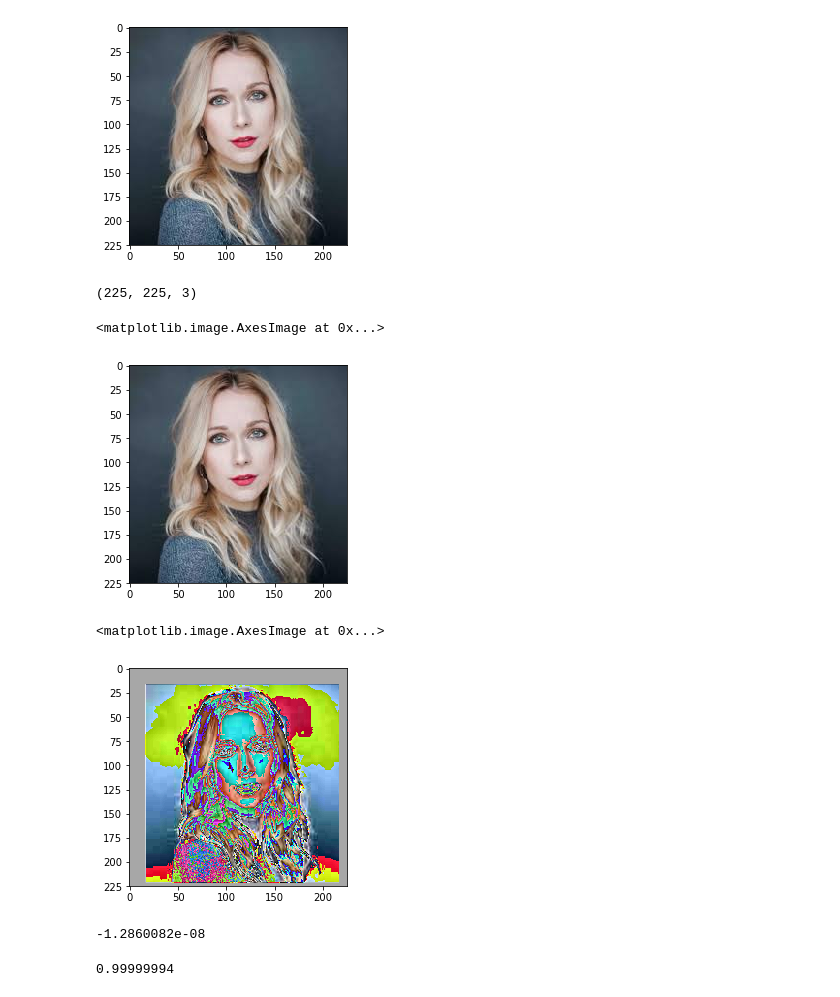
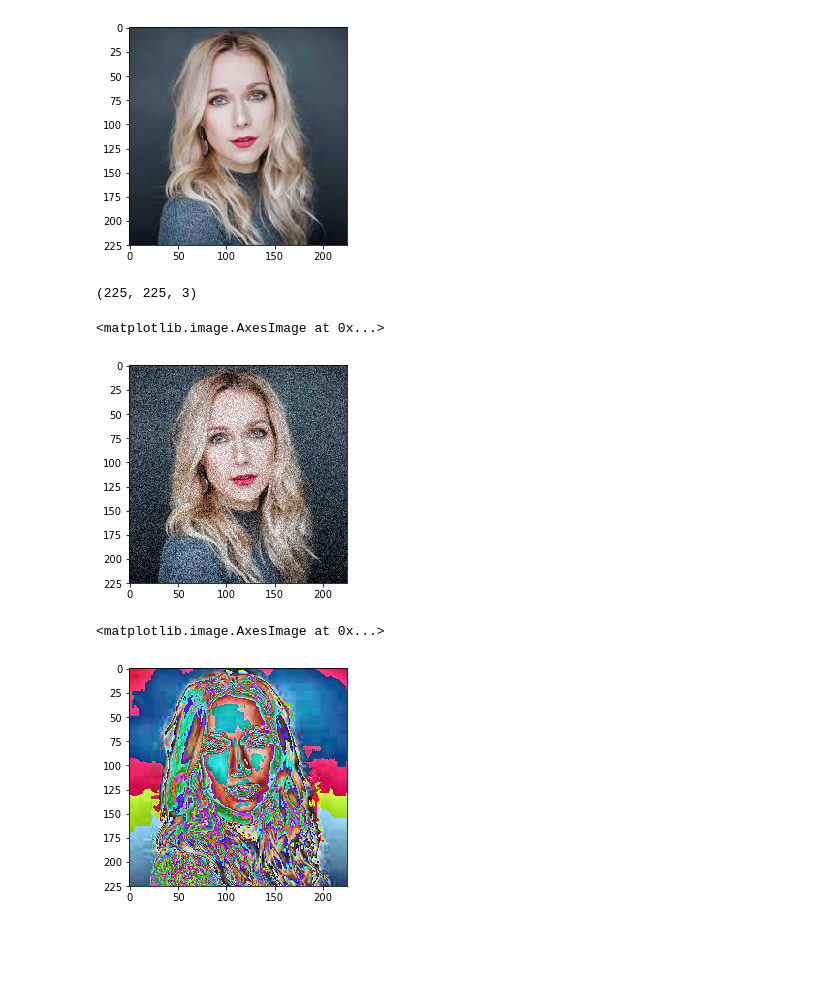
Before and after one commit to joe-of-all-trades/dl_examples, a Jupyter notebook: ConvNets/image_augmenter_examples.ipynb, the cells around one changed output. Saved outputs shown, nothing was run; the diff lists cells and outputs as text; code cells hidden in the pictures; blank space fills up the shorter version.

```diff
--- a/ConvNets/image_augmenter_examples.ipynb
+++ b/ConvNets/image_augmenter_examples.ipynb
@@ -20,14 +22,15 @@ plt.imshow(img)
 [figure]
 # %%
 #seq = iaa.Sequential([iaa.Fliplr(0.5), iaa.GaussianBlur((0, 3.0))])
-seq = iaa.Sometimes(0, iaa.CropAndPad(px=(0,20)))
+# seq = iaa.Sometimes(1, iaa.Crop(px=(0,20)))
+seq = iaa.Sometimes(1, iaa.AdditiveGaussianNoise(scale=0.1*255, per_channel=0.5))
 img_aug = seq.augment_image(img)
 print(img_aug.shape)
 plt.imshow(img_aug)
 # %% [output]
 (225, 225, 3)
 <matplotlib.image.AxesImage at 0x...>
-[figure, old version]
+[figure, new version]
 # %%
 img_aug = img_aug.astype(np.float32)
 img_aug = (img_aug - np.mean(img_aug)) / np.std(img_aug)
@@ -35,15 +38,7 @@ img_aug = (img_aug - np.mean(img_aug)) / np.std(img_aug)
 plt.imshow(img_aug)
 # %% [output]
 <matplotlib.image.AxesImage at 0x...>
-[figure, old version]
+[figure, new version]
-# %%
-np.mean(img_aug)
-# %% [output]
--1.2860082e-08
-# %%
-np.std(img_aug)
-# %% [output]
-0.99999994
 # %%
 import helper
 x = helper.load_preprocess_training_batch(1, 64)
```
Also changed, not shown: parts of 11 cells of this notebook, 3 other files.
